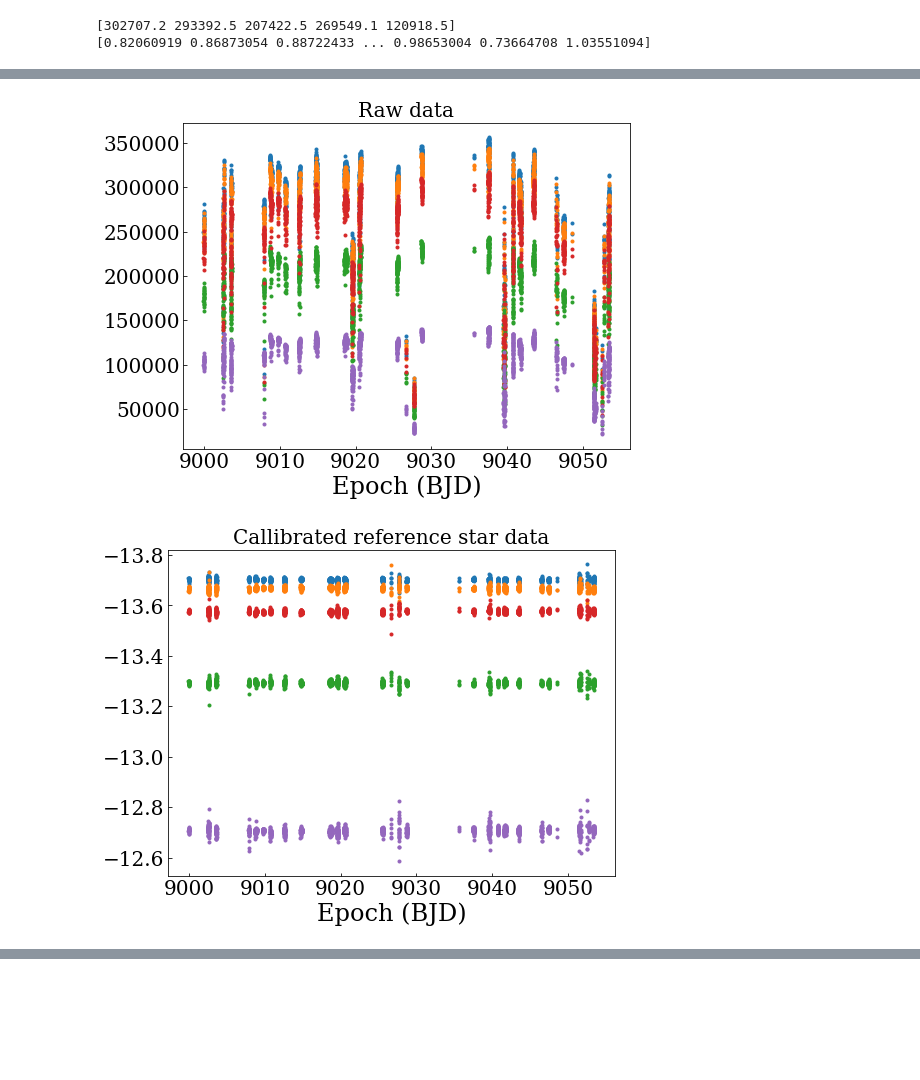
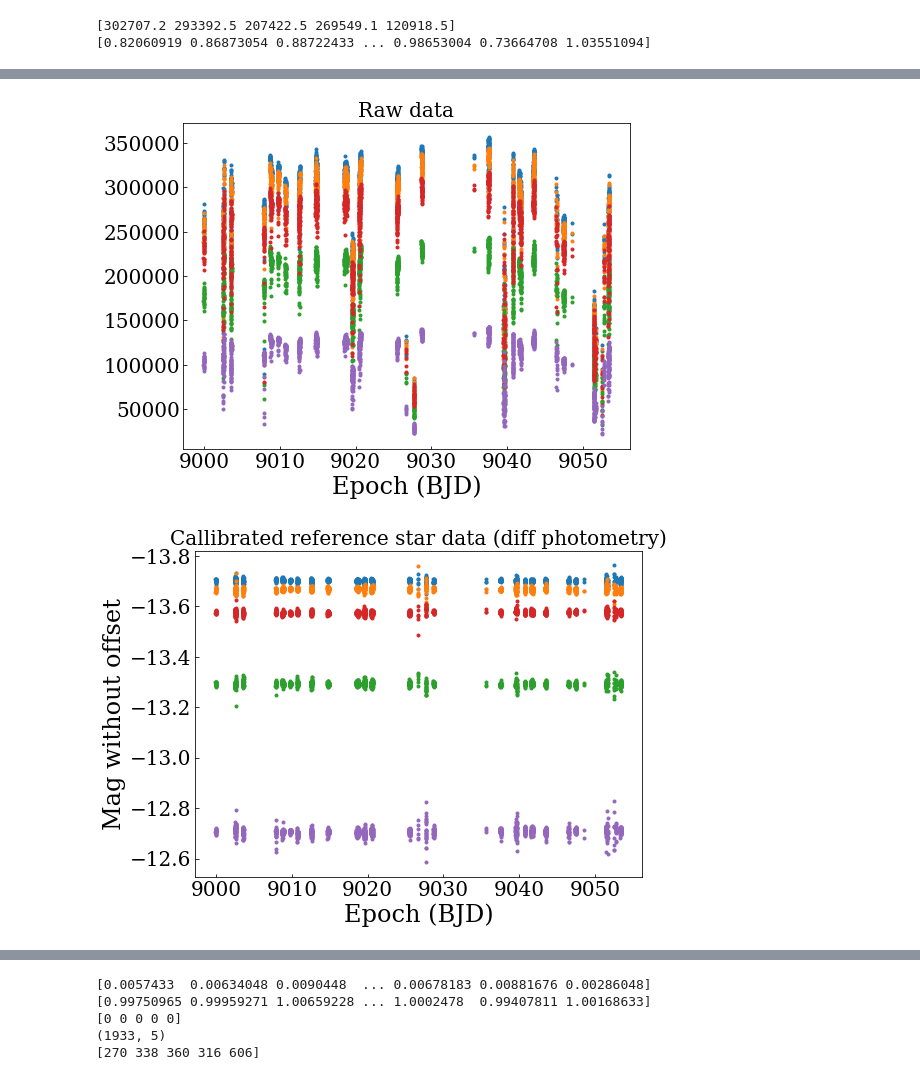
Before and after one commit to BartOuwehand/BRPJ0600, a Jupyter notebook: astep1.ipynb, the cells around one changed output, grey strips where cells are left out. Cells and saved outputs as stored; diff of their text form; code cells hidden in the pictures; blank space fills up the shorter version.

Commit message:
Finished step xi) of the differential photometry

```diff
--- a/astep1.ipynb
+++ b/astep1.ipynb
@@ -195,9 +194,9 @@ from scipy import optimize
 # m_inst = m_x + a0X + a1cX
 # m_true = m_x + a0X + a1cX + a2c + a3c^2 + ...
 
-def atmosph_ext(M, a0,a1,a2,a3):
+def atmosph_ext(M, a0,a1):#,a2,a3):
 
-    return M + a0 + (a1*c) + (a2*(c**2)) + (a3*(c**3))# + (a4*(c**4))
+    return M + a0 + (a1*c) #+ (a2*(c**2)) + (a3*(c**3))# + (a4*(c**4))
 
 tmp1 = []
 tmp2 = []
@@ -207,10 +206,10 @@ for e in range(len(epoch)):
     M = mx[e]
     c = copy.copy(gaia_c)
 
-    #popt, pcov = optimize.curve_fit(atmosph_ext,M, star_mag, p0=[27,0,0],\
-    #                                bounds=([0,-0.02,-0.02],[50,0.02,0.02],))
-    popt, pcov = optimize.curve_fit(atmosph_ext,M, star_mag, p0=[27,0,0,0],\
-                                    bounds=([0,-10,-10,-10],[50,10,10,10],))
+    popt, pcov = optimize.curve_fit(atmosph_ext,M, star_mag, p0=[27,0],\
+                                    bounds=([0,-10],[50,10],))
+    #popt, pcov = optimize.curve_fit(atmosph_ext,M, star_mag, p0=[27,0,0,0],\
+    #                                bounds=([0,-10,-10,-10],[50,10,10,10],))
     #popt, pcov = optimize.curve_fit(atmosph_ext,M, star_mag)#, p0=[27],bounds=([0],[50]))
 
 
@@ -360,22 +372,26 @@ print (np.shape(np.array(tmp)))
 # %%
 for s in range(5):
     plt.errorbar(epoch,flux[:,s],fmt='.')
 #plt.gca().invert_yaxis()
 plt.title("Raw data")
 plt.xlabel("Epoch (BJD)")
 plt.show()
 
 for s in range(5):
     plt.errorbar(epoch,-2.5*np.log10(flux[:,s]/ALC),fmt='.')
 
 plt.gca().invert_yaxis()
-plt.title("Callibrated reference star data")
+plt.title("Callibrated reference star data (diff photometry)")
 plt.xlabel("Epoch (BJD)")
+plt.ylabel("Mag without offset")
 plt.show()
 
 plt.errorbar(epoch,-2.5*np.log10(J0600_flux/ALC),fmt='.')
 plt.gca().invert_yaxis()
+plt.title("J0600 magnitude using differential photometry")
+plt.xlabel("Epoch (BJD)")
+plt.ylabel("Mag without offset")
 plt.show()
 # %% [output]
 [figure]
-[figure, old version]
+[figure, new version]
@@ -382,0 +399,25 @@ plt.show()
+# %%
+stdcl_mask = []
+
+double_normalised_flux = (((flux.T)/ALC).T)/np.nanmedian((((flux.T)/ALC).T),axis=0)
+sig = np.nanstd(double_normalised_flux,axis=1)
+med = np.nanmedian(double_normalised_flux,axis=1)
+
+print (sig)
+print (med)
+
+sigcl_flux = copy.deepcopy(flux)
+#sigcl_fluxerr = copy.deepcopy(fluxerr)
+for e in range(len(epoch)):
+    sigclip_mask = np.abs(double_normalised_flux[e]-med[e]) > 1.5*sig[e]
+    sigcl_flux[e][sigclip_mask] = np.NaN
+    #sigcl_fluxerr[e][sigclip_mask] = np.NaN
+print (np.sum(np.isnan(flux),axis=0))
+print (np.shape(flux))
+print (np.sum(np.isnan(sigcl_flux),axis=0))
+# %% [output]
+[0.0057433  0.00634048 0.0090448  ... 0.00678183 0.00881676 0.00286048]
+[0.99750965 0.99959271 1.00659228 ... 1.0002478  0.99407811 1.00168633]
+[0 0 0 0 0]
+(1933, 5)
+[270 338 360 316 606]
```
Also changed, not shown: parts of 16 cells of this notebook, 1 other file.
